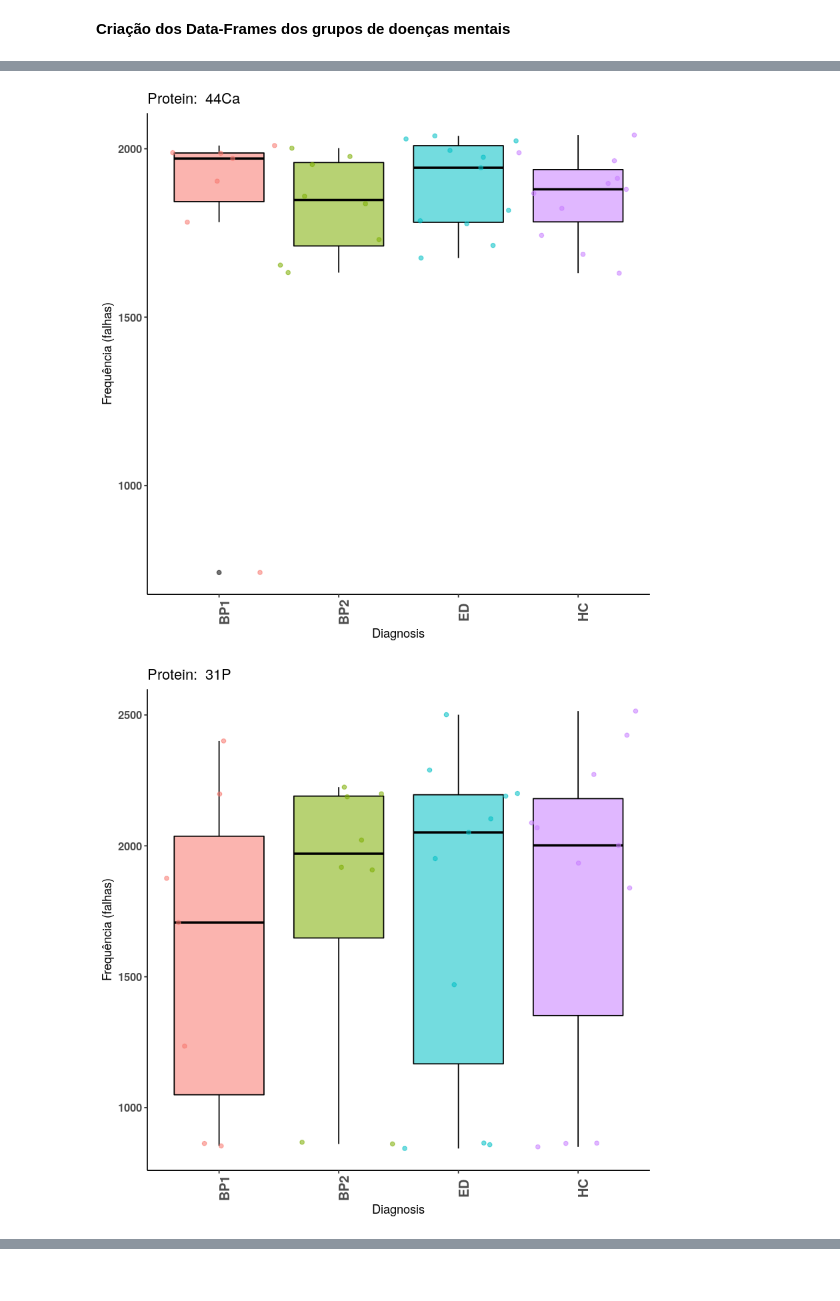
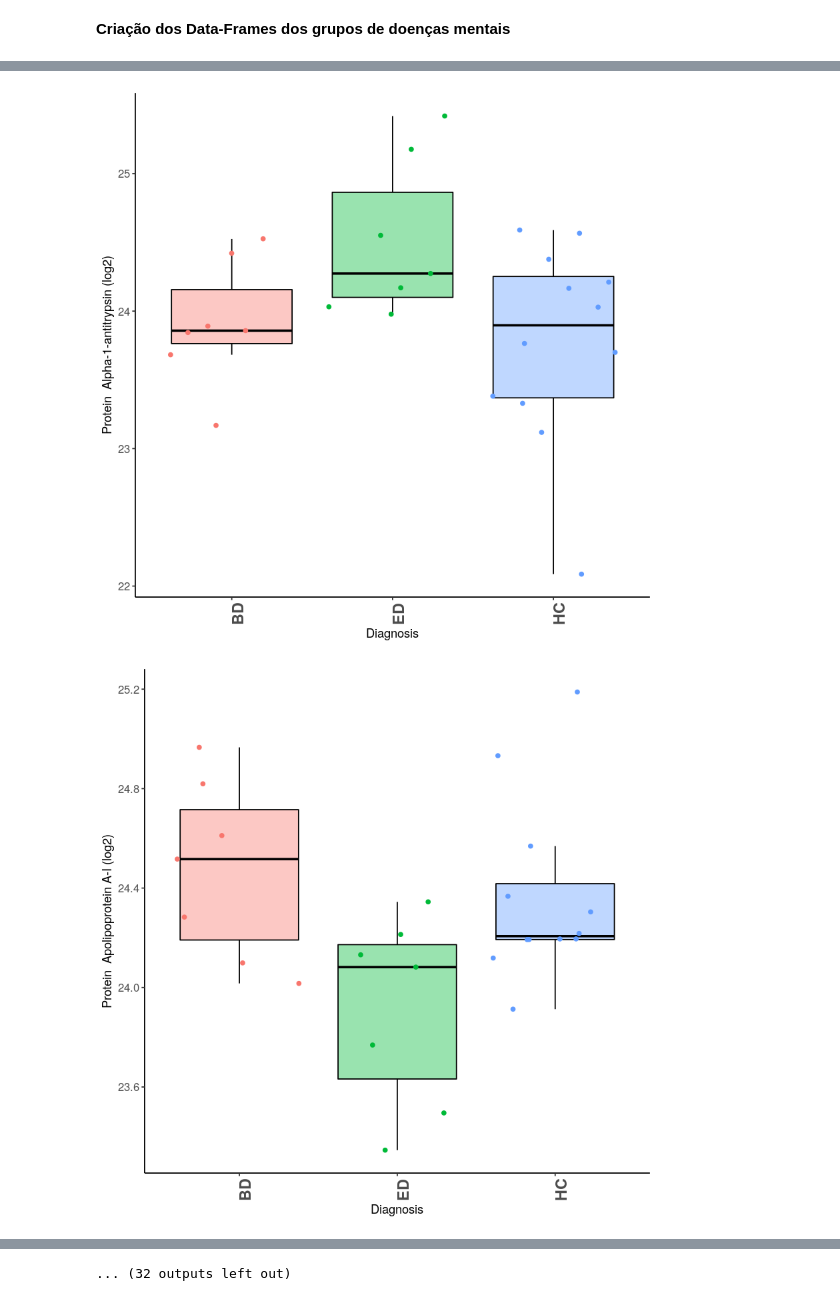
Before and after one commit to fpgdesa/ResultadosElisa, a Jupyter notebook: Resultados.ipynb, the cells around one changed output, grey strips where cells are left out. Drawn from its saved outputs; the diff is of its cells as text; code cells hidden in the pictures.

```diff
--- a/Resultados.ipynb
+++ b/Resultados.ipynb
@@ -147,17 +129,13 @@ controle_data
 # %%
-esquizo_data <- data.frame("x1" = dados$SZC,
-                            "x2" = dados$...29,
-                            "x3" = dados$...30,
-                            "x4" =  dados$...31,
-                            "x5" = dados$...32,
-                            "x6" = dados$...33,
-                            "x7" = dados$...34,
-                            "x8" = dados$...35,
-                            "x9" = dados$...36,
-                            "x10" = dados$...37,
-                            "x11" = dados$...38)
+esquizo_data <- data.frame("x1" = dados$SCZ,
+                            "x2" = dados$...23,
+                            "x3" = dados$...24,
+                            "x4" =  dados$...25,
+                            "x5" = dados$...26,
+                            "x6" = dados$...27,
+                            "x7" = dados$...28)
 
-row.names(esquizo_data) <- dados$Label
+row.names(esquizo_data) <- dados$Grupos
 # %%
 esquizo_data
 # %% [output]
@@ -178,27 +159,37 @@ esquizo_data
 # %%
-for(i in c(1:length(dados$Label))){
+for(i in c(1:length(dados$Grupos))){
 
     controle <- controle_data  %>% slice(i) %>% t() %>% as.data.frame() %>%  mutate(label = "HC")
     esquizo <- esquizo_data  %>% slice(i) %>% t() %>% as.data.frame() %>% mutate(label = "ED")
-    bipolar1 <- bipolar_data1  %>% slice(i) %>% t() %>% as.data.frame() %>% mutate(label = "BP1")
-    bipolar2 <- bipolar_data2  %>% slice(i) %>% t() %>% as.data.frame() %>% mutate(label = "BP2")
-    group <- rbind(controle, esquizo, bipolar1,bipolar2) %>% rename(value = V1)
+    bipolar <- bipolar_data  %>% slice(i) %>% t() %>% as.data.frame() %>% mutate(label = "BD")
+    group <- rbind(controle, esquizo, bipolar) %>% rename(value = V1)
 
     plot <-  ggplot(data = group,
-                    aes(x = label, y = value,alpha = 0.2, colour = as.factor(label))) +
-        geom_boxplot(aes(fill = as.factor(label)),colour = "black") +
-        geom_jitter(width = 0.5) +
+                        aes(x = label,
+                        y = value,
+                        #alpha = 0.2,
+                        colour = as.factor(label))) +
+
+        geom_boxplot(aes(fill = as.factor(label)),
+                     outlier.colour = "white",
+                     alpha = 0.4,
+                     colour = "black") +
+
+        geom_jitter() +
+
         theme(legend.position = "none")+
-        labs(x= "Diagnosis",y= "Frequência (falhas)",
-        title= paste("Protein: ",dados$Label[i])) +
+
+        labs(x= "Diagnosis",y= paste("Protein ",dados$Grupos[i], "(log2)"),
+        title= NULL) +
+
         theme(
         axis.line = element_line(colour = "black"),
         panel.grid.major = element_blank(),
         panel.grid.minor = element_blank(),
         panel.border = element_blank(),
         panel.background = element_blank(),
-        axis.text.x = element_text(angle = 90, size = 12, face = "bold"),
-        axis.text.y = element_text(size = 10,face = "bold"))
+        axis.text.x = element_text(angle = 90, size = 14, face = "bold"),
+        axis.text.y = element_text(size = 10))
 
         print(plot)
 }
@@ -216,2 +207,2 @@ for(i in c(1:length(dados$Label))){
-[figure, old version]
+[figure, new version]
-[figure, old version]
+[figure, new version]
@@ -218,0 +209 @@ for(i in c(1:length(dados$Label))){
+... (32 outputs left out)
```
Also changed, not shown: parts of 11 cells of this notebook, 1 other file.
